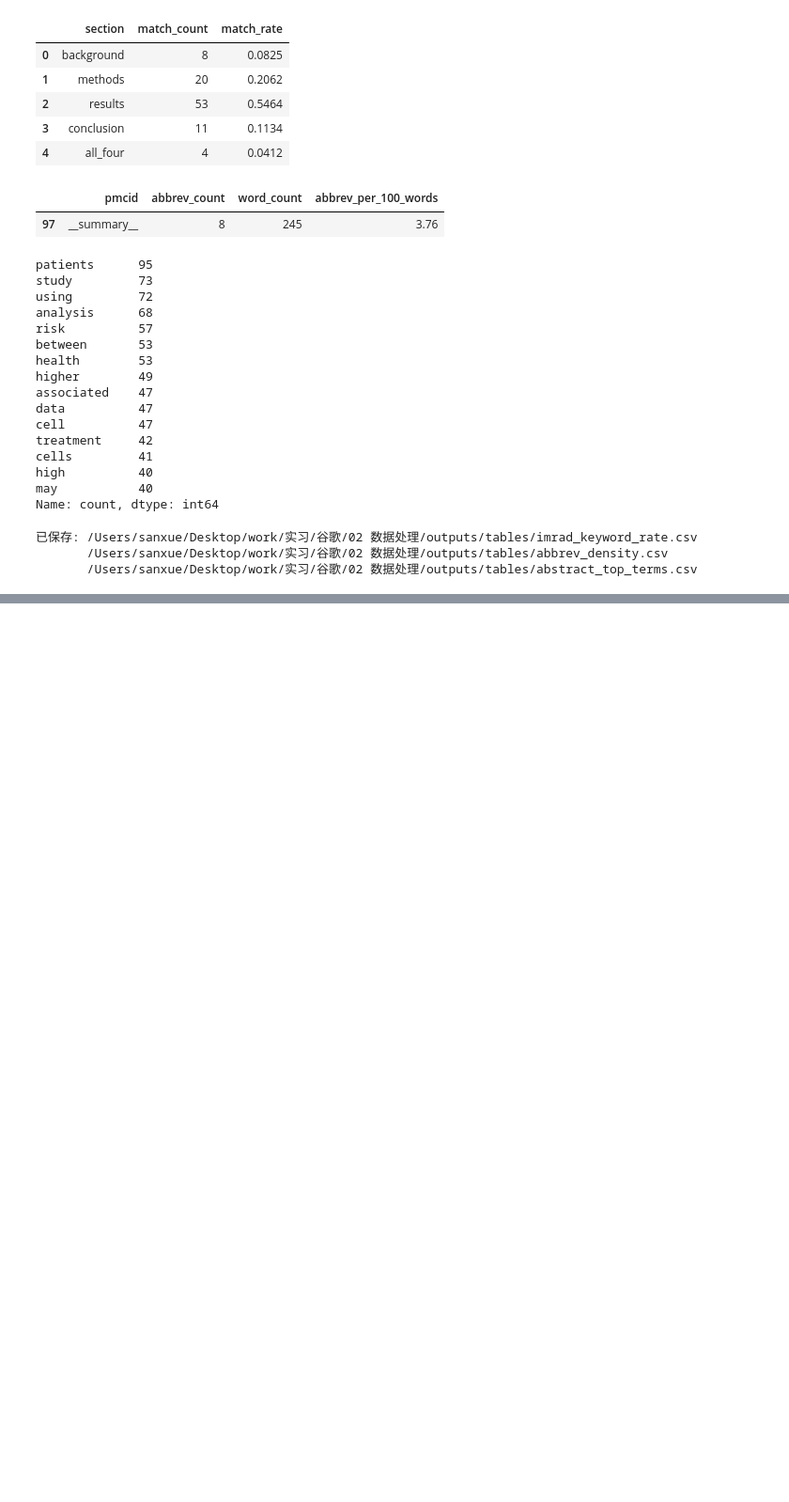
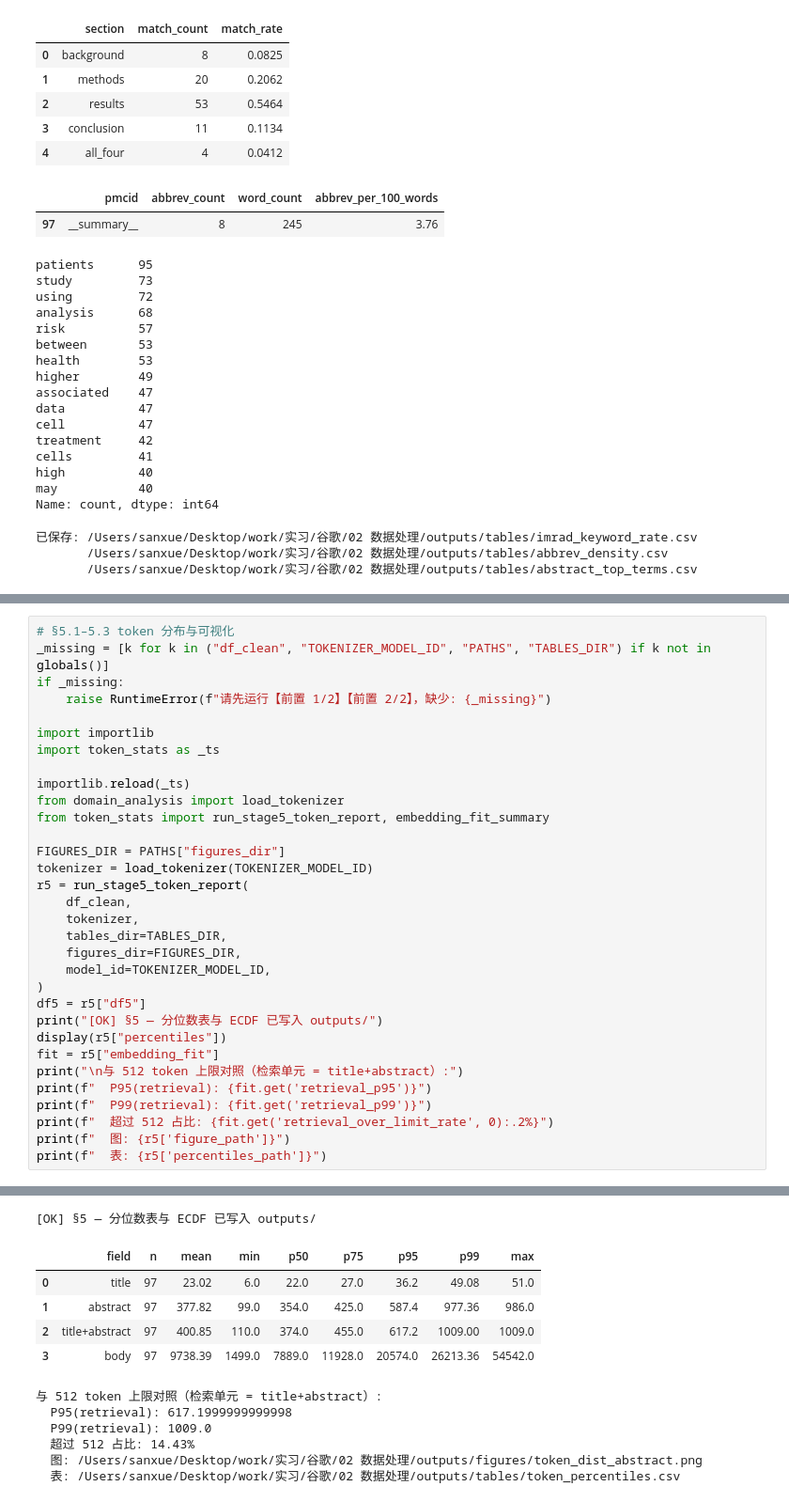
Before and after one commit to SanXue-YG/Med-LLM-RAG-Internship, a Jupyter notebook: 02 数据处理/notebooks/med-data-EDA.ipynb, the cells around one changed output, grey strips where cells are left out. Shown at 94% size. Drawn from its saved outputs; the diff is of its cells as text; blank space fills up the shorter version.

```diff
--- a/02 数据处理/notebooks/med-data-EDA.ipynb
+++ b/02 数据处理/notebooks/med-data-EDA.ipynb
@@ -548,0 +555,33 @@ pub_year 范围: 2022 — 2026
+# %%
+# §5.1–5.3 token 分布与可视化
+_missing = [k for k in ("df_clean", "TOKENIZER_MODEL_ID", "PATHS", "TABLES_DIR") if k not in globals()]
+if _missing:
+    raise RuntimeError(f"请先运行【前置 1/2】【前置 2/2】，缺少: {_missing}")
+
+import importlib
+import token_stats as _ts
+
+importlib.reload(_ts)
+from domain_analysis import load_tokenizer
+from token_stats import run_stage5_token_report, embedding_fit_summary
+
+FIGURES_DIR = PATHS["figures_dir"]
+tokenizer = load_tokenizer(TOKENIZER_MODEL_ID)
+r5 = run_stage5_token_report(
+    df_clean,
+    tokenizer,
+    tables_dir=TABLES_DIR,
+    figures_dir=FIGURES_DIR,
+    model_id=TOKENIZER_MODEL_ID,
+)
+df5 = r5["df5"]
+print("[OK] §5 — 分位数表与 ECDF 已写入 outputs/")
+display(r5["percentiles"])
+fit = r5["embedding_fit"]
+print("\n与 512 token 上限对照（检索单元 = title+abstract）:")
+print(f"  P95(retrieval): {fit.get('retrieval_p95')}")
+print(f"  P99(retrieval): {fit.get('retrieval_p99')}")
+print(f"  超过 512 占比: {fit.get('retrieval_over_limit_rate', 0):.2%}")
+print(f"  图: {r5['figure_path']}")
+print(f"  表: {r5['percentiles_path']}")
+# %% [output]
@@ -548,0 +590,12 @@ pub_year 范围: 2022 — 2026
+[OK] §5 — 分位数表与 ECDF 已写入 outputs/
+|  | field | n | mean | min | p50 | p75 | p95 | p99 | max |
+| 0 | title | 97 | 23.02 | 6.0 | 22.0 | 27.0 | 36.2 | 49.08 | 51.0 |
+| 1 | abstract | 97 | 377.82 | 99.0 | 354.0 | 425.0 | 587.4 | 977.36 | 986.0 |
+| 2 | title+abstract | 97 | 400.85 | 110.0 | 374.0 | 455.0 | 617.2 | 1009.00 | 1009.0 |
+| 3 | body | 97 | 9738.39 | 1499.0 | 7889.0 | 11928.0 | 20574.0 | 26213.36 | 54542.0 |
+与 512 token 上限对照（检索单元 = title+abstract）:
+  P95(retrieval): 617.1999999999998
+  P99(retrieval): 1009.0
+  超过 512 占比: 14.43%
+  图: /Users/sanxue/Desktop/work/实习/谷歌/02 数据处理/outputs/figures/token_dist_abstract.png
+  表: /Users/sanxue/Desktop/work/实习/谷歌/02 数据处理/outputs/tables/token_percentiles.csv
```
Also changed, not shown: parts of 7 cells of this notebook, 7 other files.
